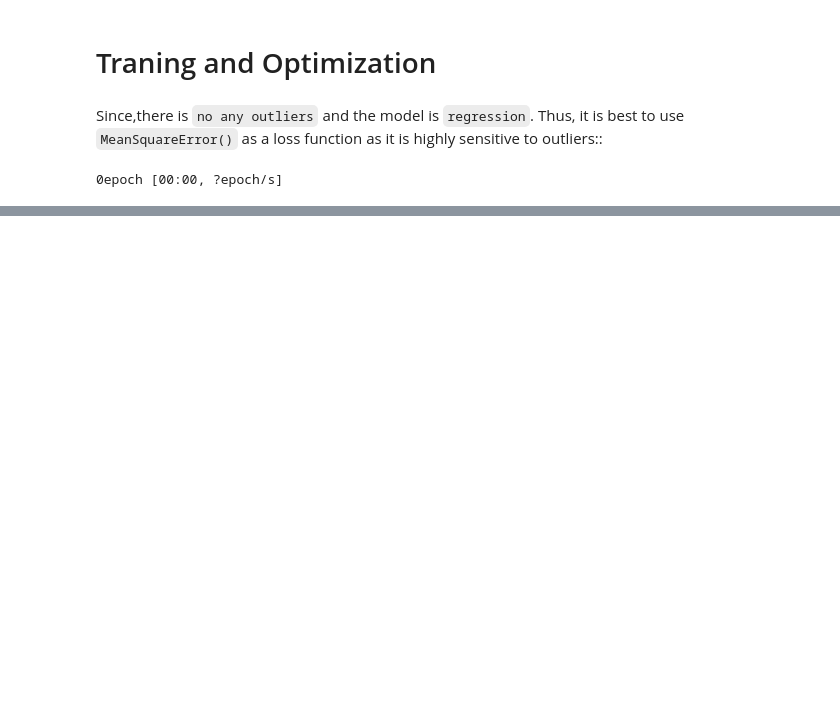
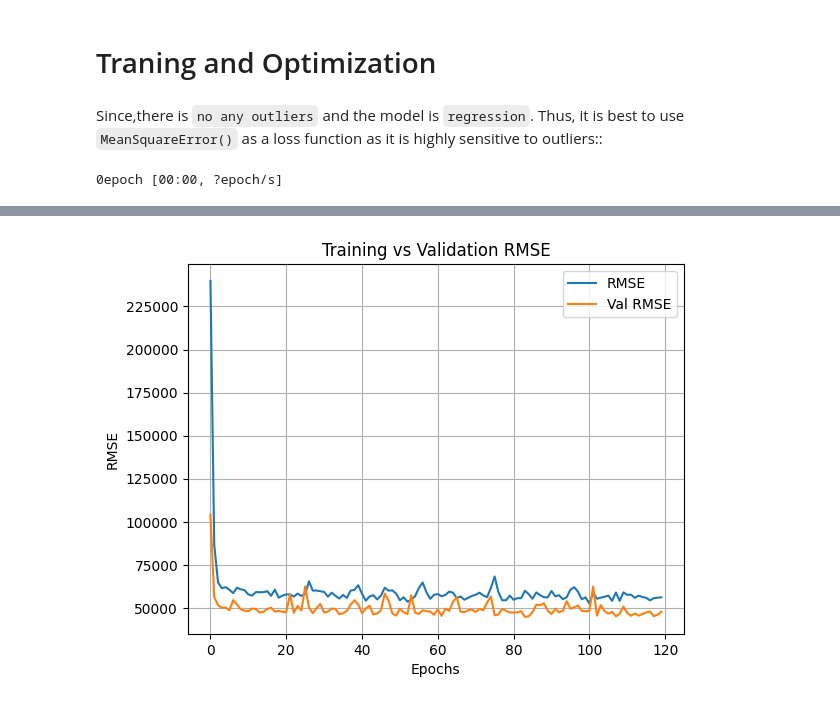
Before and after one commit to Kiran-Pokhrel-91/DeepLearning, a Jupyter notebook: Car Price Prediction/Car_Price_Pred.ipynb, the cells around one changed output, grey strips where cells are left out. Drawn from its saved outputs; the diff is of its cells as text; code cells hidden in the pictures; blank space fills up the shorter version.

```diff
--- a/Car Price Prediction/Car_Price_Pred.ipynb
+++ b/Car Price Prediction/Car_Price_Pred.ipynb
@@ -328 +300,12 @@ plt.show()
+# %%
+plt.plot(history.history['root_mean_squared_error'], label='RMSE')
+plt.plot(history.history['val_root_mean_squared_error'], label='Val RMSE')
+plt.xlabel('Epochs')
+plt.ylabel('RMSE')
+plt.legend()
+plt.title("Training vs Validation RMSE")
+plt.grid(True)
+plt.show()
+# %% [output]
+[figure, added]
 # %%
```
Also changed, not shown: parts of 17 cells of this notebook.
